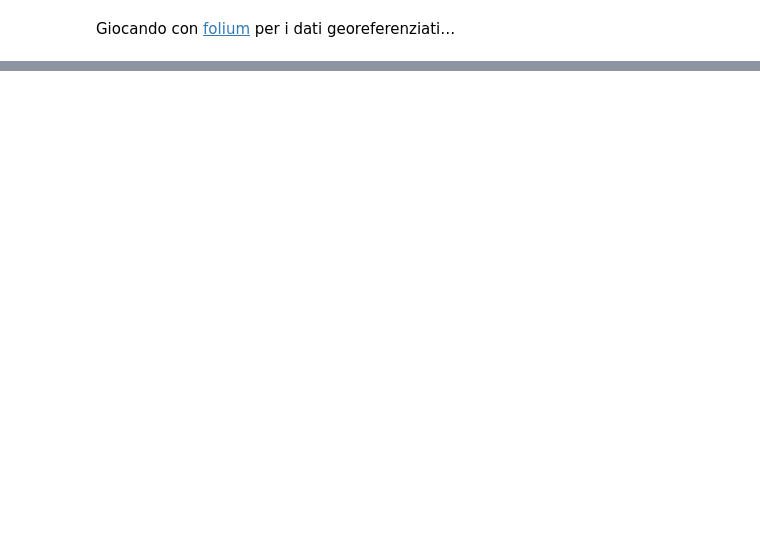
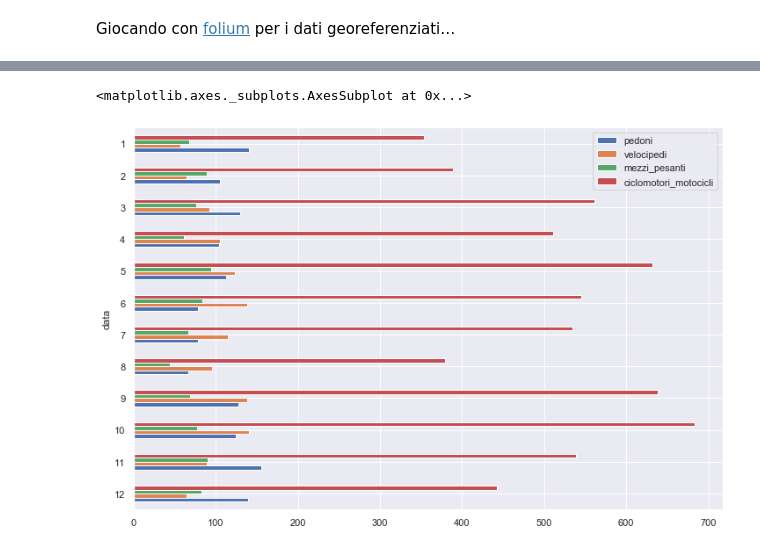
Before and after one commit to mapio/fp-pybg-2019, a Jupyter notebook: moduli/python/06-DataAnalysis.ipynb, the cells around one changed output, grey strips where cells are left out. Cells and saved outputs as stored; diff of their text form; code cells hidden in the pictures; blank space fills up the shorter version.

```diff
--- a/moduli/python/06-DataAnalysis.ipynb
+++ b/moduli/python/06-DataAnalysis.ipynb
@@ -207,0 +233,5 @@ base_map
+# %%
+# numero di incidenti per mese e tipo di veicolo
+
+imv = incidenti.groupby(incidenti.data.dt.month)[['pedoni', 'velocipedi', 'mezzi_pesanti', 'ciclomotori_motocicli']].sum().astype(int)
+imv
@@ -207,0 +253,5 @@ base_map
+# %%
+imv.iloc[::-1,:].plot.barh()
+# %% [output]
+<matplotlib.axes._subplots.AxesSubplot at 0x...>
+[figure, added]
```
Also changed, not shown: parts of 17 cells of this notebook.
